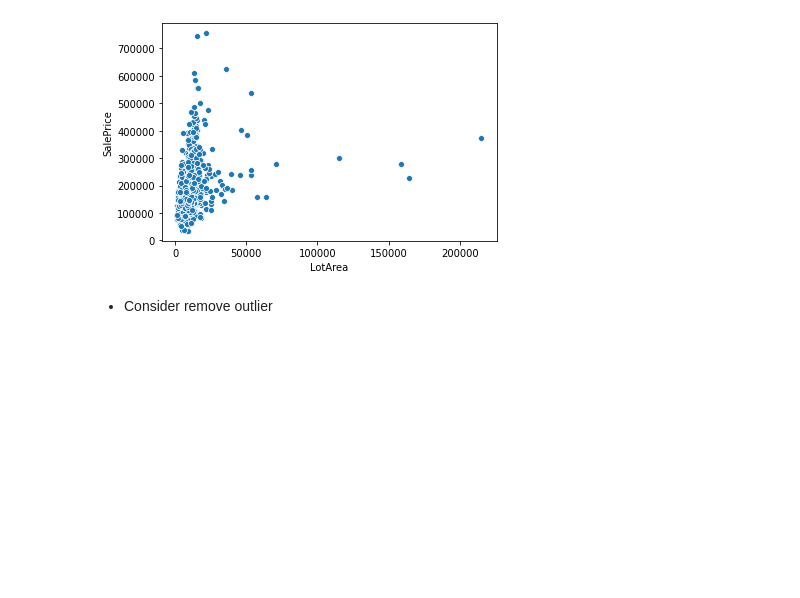
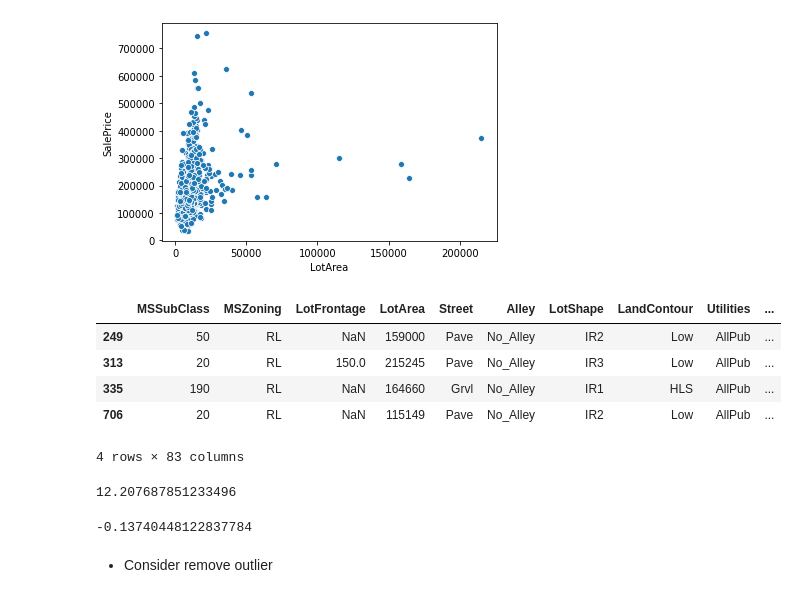
Before and after one commit to zrrddd/House_Prices, a Jupyter notebook: EDA.ipynb, the cells around one changed output. Drawn from its saved outputs; the diff is of its cells as text; code cells hidden in the pictures; blank space fills up the shorter version.

```diff
--- a/EDA.ipynb
+++ b/EDA.ipynb
@@ -190,6 +200,24 @@ sns.scatterplot(x = data['LotArea'], y = data['SalePrice'])
 # %% [output]
 <AxesSubplot:xlabel='LotArea', ylabel='SalePrice'>
 [figure]
+# %%
+data[data['LotArea'] >= 100000]
+# [249, 313, 335, 706]
+# %% [output]
+|  | MSSubClass | MSZoning | LotFrontage | LotArea | Street | Alley | LotShape | LandContour | Utilities | ... |
+| 249 | 50 | RL | NaN | 159000 | Pave | No_Alley | IR2 | Low | AllPub | ... |
+| 313 | 20 | RL | 150.0 | 215245 | Pave | No_Alley | IR3 | Low | AllPub | ... |
+| 335 | 190 | RL | NaN | 164660 | Grvl | No_Alley | IR1 | HLS | AllPub | ... |
+| 706 | 20 | RL | NaN | 115149 | Pave | No_Alley | IR2 | Low | AllPub | ... |
+4 rows × 83 columns
+# %%
+data['LotArea'].skew()
+# %% [output]
+12.207687851233496
+# %%
+np.log1p(data['LotArea']).skew()
+# %% [output]
+-0.13740448122837784
 # %% [markdown]
 - Consider remove outlier
 # %% [markdown]
```
Also changed, not shown: parts of 11 cells of this notebook, 2 other files.
